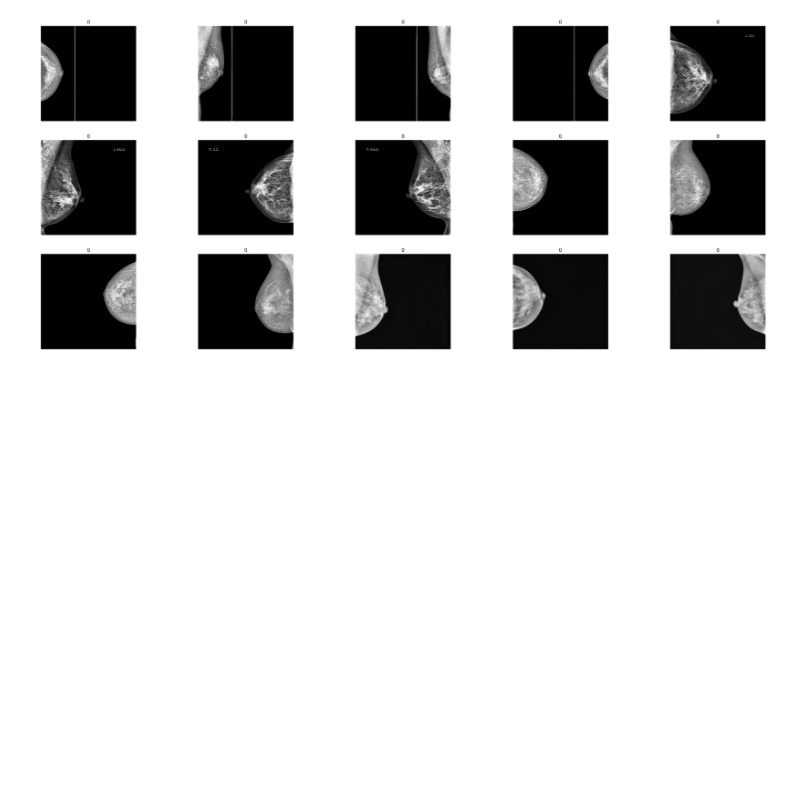
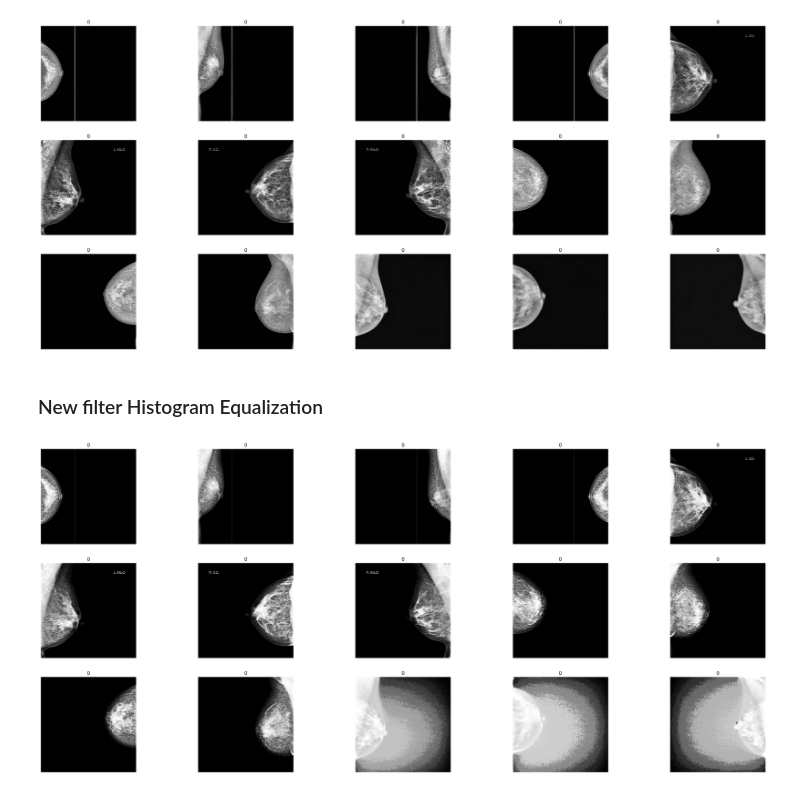
Before and after one commit to PedroAMtz/Cancer_de_Mama, a Jupyter notebook: data_pipeline/tf_data_pipeline.ipynb, the cells around one changed output. Drawn from its saved outputs; the diff is of its cells as text; code cells hidden in the pictures; blank space fills up the shorter version.

Commit message:
New filter applied succesfuly

```diff
--- a/data_pipeline/tf_data_pipeline.ipynb
+++ b/data_pipeline/tf_data_pipeline.ipynb
@@ -217,3 +217,34 @@ for idx, (images, labels) in enumerate(dataset.take(15)):
     ax[idx//5, idx%5].axis('off')
 # %% [output]
 [figure]
+# %% [markdown]
+### New filter Histogram Equalization
+# %%
+def apply_HE_filter(image, plot_filter=True):
+    img = cv2.equalizeHist(tf.make_ndarray(tf.make_tensor_proto(image)))
+    return img
+
+def _read_and_decode(filename, preprocessing=0):
+    img = tf.io.read_file(filename)
+    img = tf.image.decode_jpeg(img, channels=1)
+    img = tf.py_function(apply_HE_filter, [img], tf.float32) #line where custom function is applied
+    return tf.convert_to_tensor(tf.expand_dims(img, axis=-1))
+
+def _decode_csv(csv_row):
+    record_defaults = ["filepaths", "labels"]
+    filename, label_string = tf.io.decode_csv(csv_row, record_defaults)
+    img = _read_and_decode(filename)
+    label = tf.argmax(tf.math.equal(["0","1"], label_string))
+    return img, label
+# %%
+dataset = (tf.data.TextLineDataset(
+    "images_full_batch.csv").
+    map(_decode_csv))
+# %%
+f, ax = plt.subplots(3, 5, figsize=(35,15))
+for idx, (images, labels) in enumerate(dataset.take(15)):
+    ax[idx//5, idx%5].imshow((images.numpy()), cmap="gray");
+    ax[idx//5, idx%5].set_title(str(labels.numpy()));
+    ax[idx//5, idx%5].axis('off')
+# %% [output]
+[figure, added]
```
